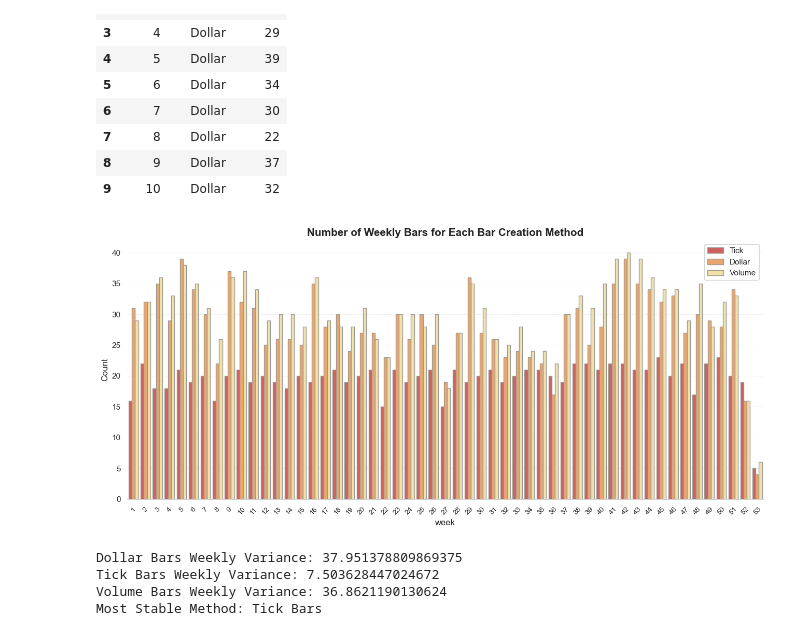
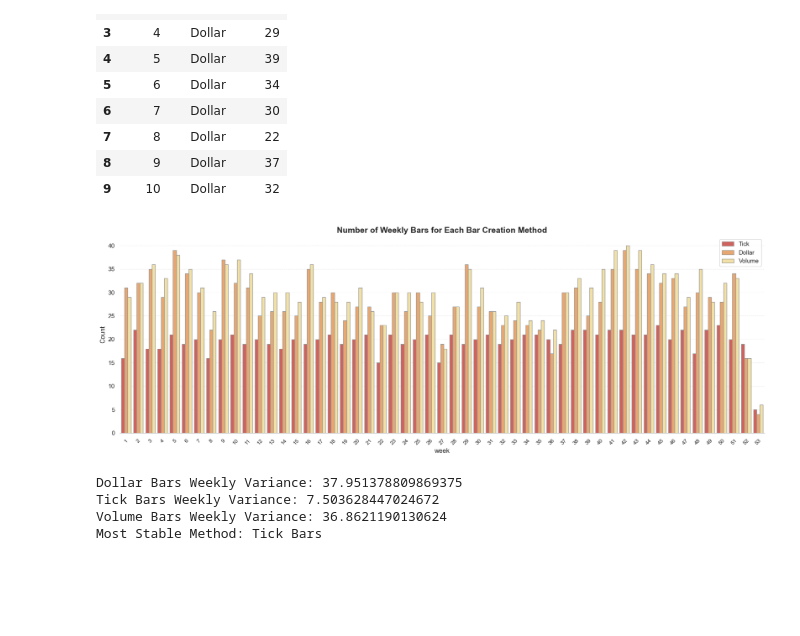
Before and after one commit to RazDwa1923/MFIN_Course, a Jupyter notebook: HW 1/HW1 - Ex2.1 - Google Data.ipynb, the cells around one changed output. Cells and saved outputs as stored; diff of their text form; code cells hidden in the pictures; blank space fills up the shorter version.

```diff
--- a/HW 1/HW1 - Ex2.1 - Google Data.ipynb
+++ b/HW 1/HW1 - Ex2.1 - Google Data.ipynb
@@ -243,35 +243,35 @@ method_order = ['Tick', 'Dollar', 'Volume']
 
 # Set the order of the 'Method' column
 count_df['Method'] = pd.Categorical(count_df['Method'], categories=method_order, ordered=True)
 
 # Plotting the number of weekly bars for each method using seaborn displot
 sns.set_palette('Spectral')
 
 # Plotting the data
 sns.catplot(data=count_df, x='week', y='Count', hue='Method', kind='bar', edgecolor='0.6', legend=False)
 
 # Changing the size of the plot
-plt.gcf().set_size_inches(15, 6)
+plt.gcf().set_size_inches(20, 6)
 
 # Despining the chart
 sns.despine(left=True)
 
 # Adding gridlines
 plt.grid(axis='y', linestyle='--', alpha=0.6, color='lightgrey', linewidth='0.5')
 
 # Rotating x-axis by 45
 plt.xticks(rotation=45, size=10)
 
 # Adding a legend
 plt.legend(loc='upper right')
 
 # Adding a title
 plt.title('Number of Weekly Bars for Each Bar Creation Method', fontsize=15, fontweight='bold')
 
 # Show the plot
 plt.show()
 # %% [output]
-[figure, old version]
+[figure, new version]
 # %%
 # Calculate the variance of weekly bar counts for each method
 dollar_weekly_variance = dollar_count['close'].var()
```
